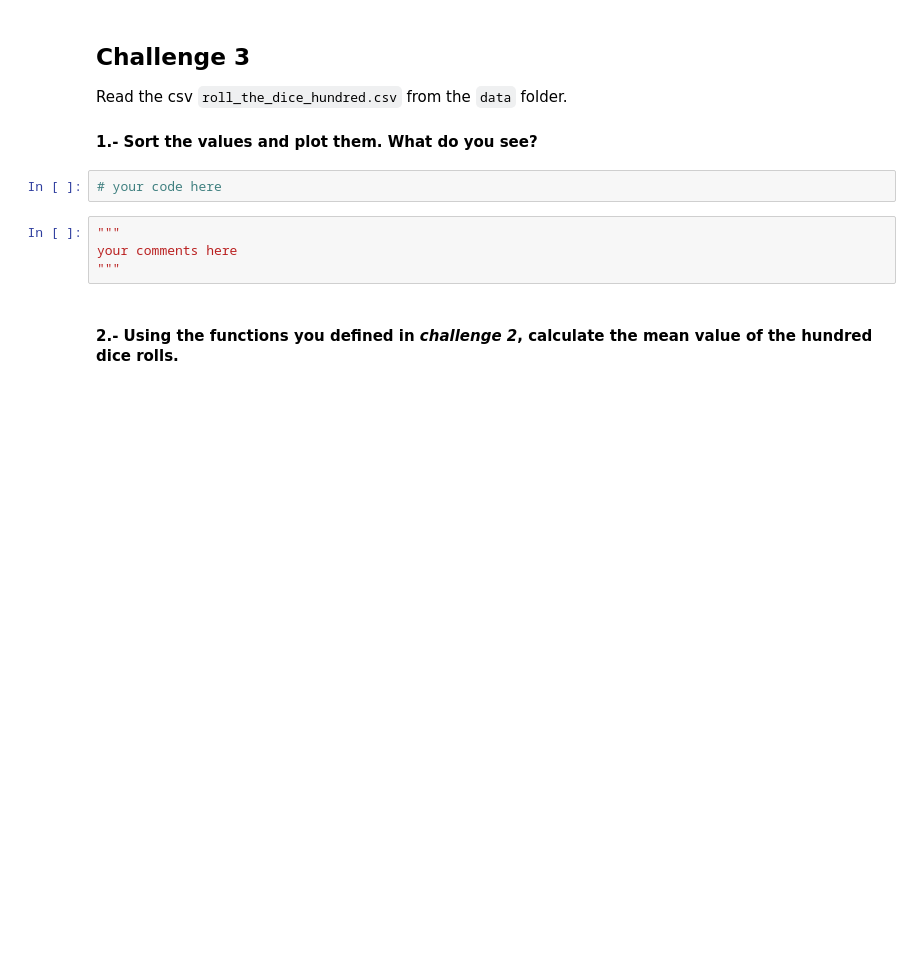
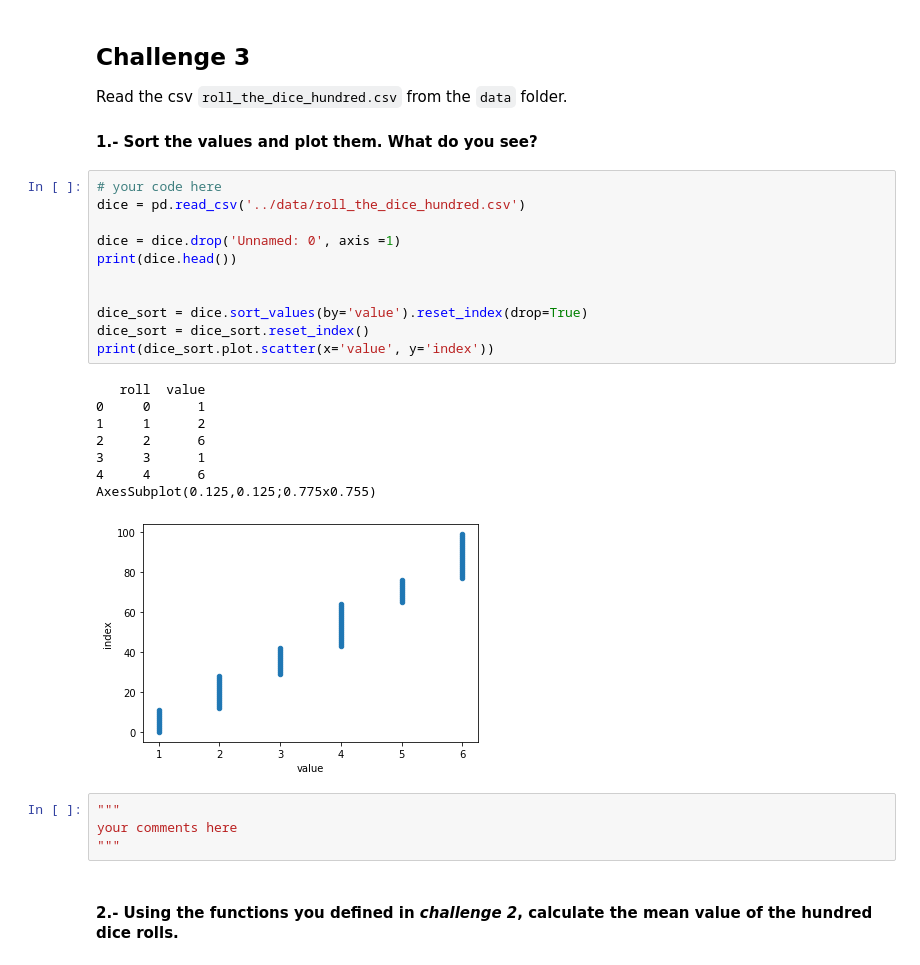
Before and after one commit to ta-data-bcn/descriptive-stats, a Jupyter notebook: your-code/main.ipynb, the cells around one changed output. Cells and saved outputs as stored; diff of their text form; blank space fills up the shorter version.

```diff
--- a/your-code/main.ipynb
+++ b/your-code/main.ipynb
@@ -245,8 +190,26 @@ Q4=6
 ## Challenge 3
 Read the csv `roll_the_dice_hundred.csv` from the `data` folder.
 #### 1.- Sort the values and plot them. What do you see?
-# %%
-# your code here
+# %%
+# your code here
+dice = pd.read_csv('../data/roll_the_dice_hundred.csv')
+
+dice = dice.drop('Unnamed: 0', axis =1)
+print(dice.head())
+
+
+dice_sort = dice.sort_values(by='value').reset_index(drop=True)
+dice_sort = dice_sort.reset_index()
+print(dice_sort.plot.scatter(x='value', y='index'))
+# %% [output]
+   roll  value
+0     0      1
+1     1      2
+2     2      6
+3     3      1
+4     4      6
+AxesSubplot(0.125,0.125;0.775x0.755)
+[figure, added]
 # %%
 """
 your comments here
```
Also changed, not shown: parts of 25 cells of this notebook.
